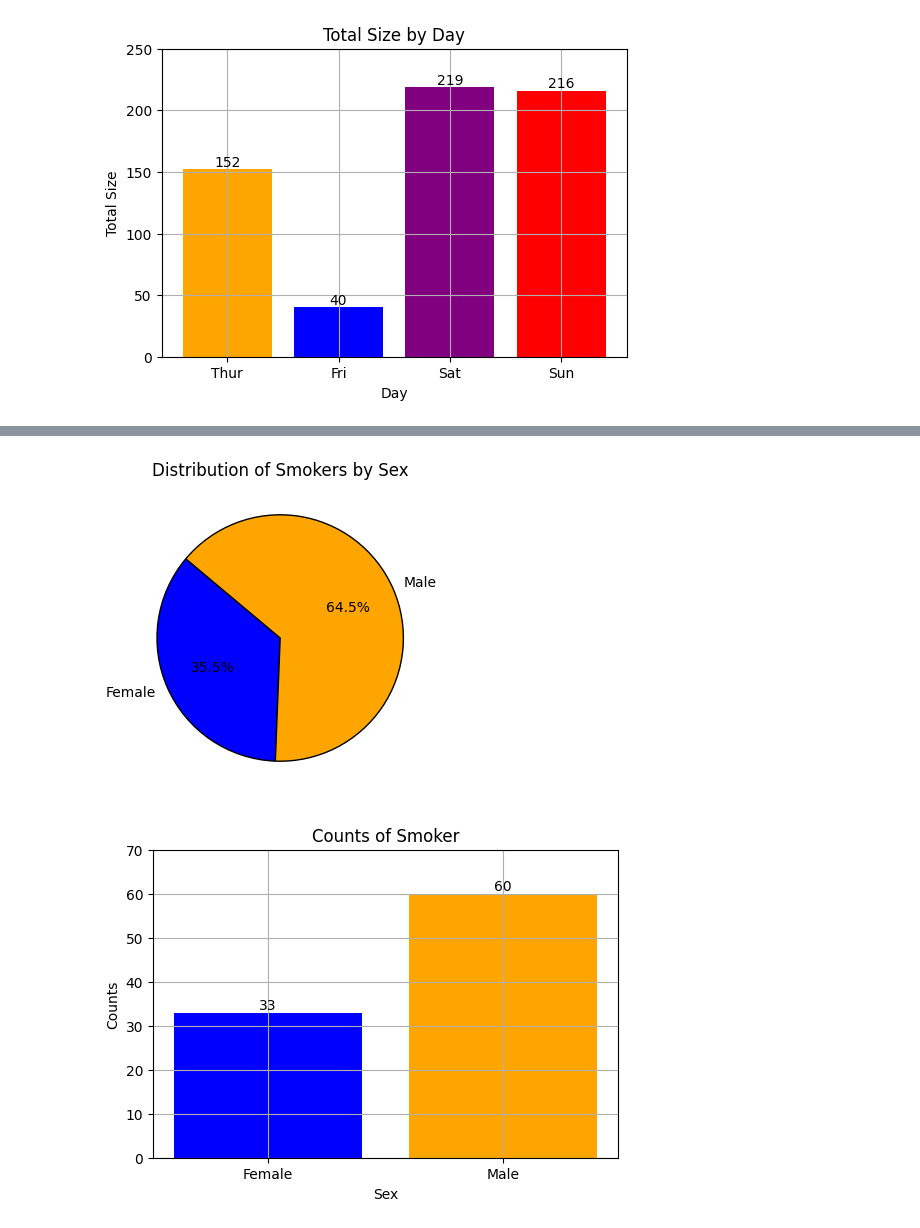
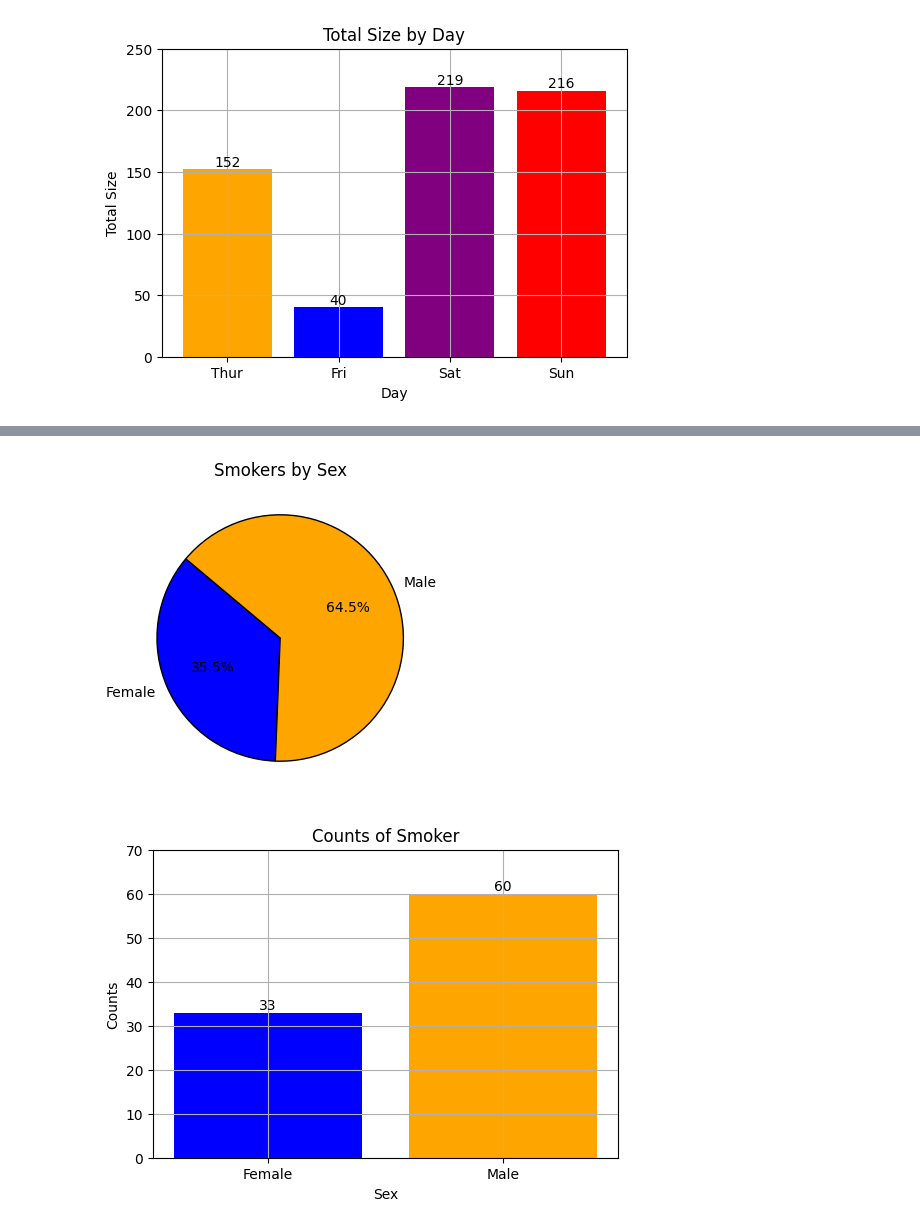
Before and after one commit to thanapat2304/Work, a Jupyter notebook: tips.ipynb, the cells around one changed output, grey strips where cells are left out. Cells and saved outputs as stored; diff of their text form; code cells hidden in the pictures.

```diff
--- a/tips.ipynb
+++ b/tips.ipynb
@@ -254,33 +338,33 @@ plt.show()
 # %%
 smokers_data = tips_project[tips_project['smoker'] == 'Yes']
 
 # นับจำนวนผู้สูบบุหรี่ตามเพศ
 smokers_count_by_sex = smokers_data['sex'].value_counts()
 
 # จัดลำดับของเพศ
 desired_order = ['Female', 'Male']
 smokers_count_by_sex = smokers_count_by_sex[desired_order]
 
 # สร้างกราฟวงกลม
 plt.figure(figsize=(6, 4))
 
 # วาดกราฟวงกลม
 plt.pie(
     smokers_count_by_sex,
     labels=smokers_count_by_sex.index,
-    colors=['blue', 'orange'],
+    colors=['blue','orange'],
     autopct='%1.1f%%',  # แสดงเปอร์เซ็นต์บนกราฟ
     startangle=140,    # มุมเริ่มต้นของกราฟวงกลม
     wedgeprops={'edgecolor': 'black'}  # สีขอบของกราฟวงกลม
 )
 
 # เพิ่มรายละเอียดในกราฟ
-plt.title('Distribution of Smokers by Sex')
+plt.title('Smokers by Sex')
 
 # แสดงกราฟ
 plt.show()
 # %% [output]
-[figure, old version]
+[figure, new version]
 # %%
 smokers_data = tips_project[tips_project['smoker'] == 'Yes']
 
```
Also changed, not shown: parts of 17 cells of this notebook.
